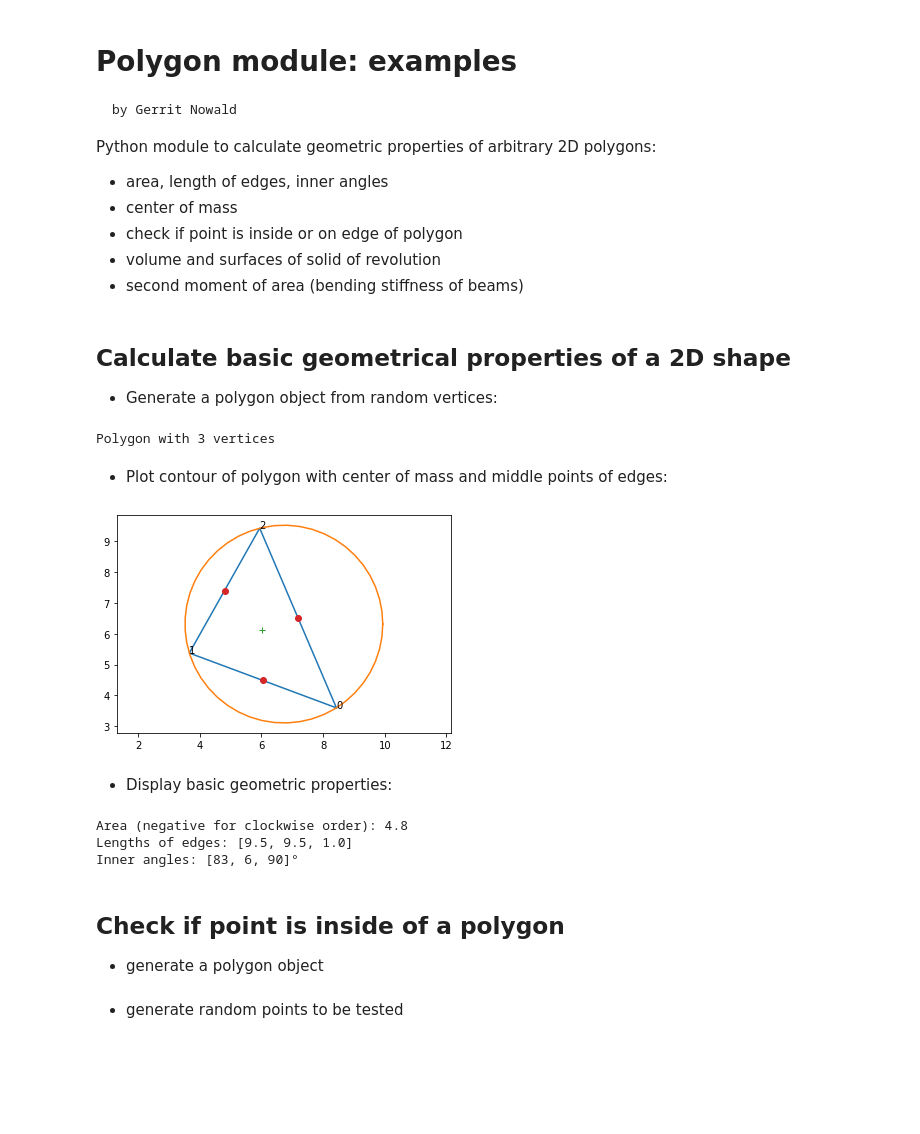
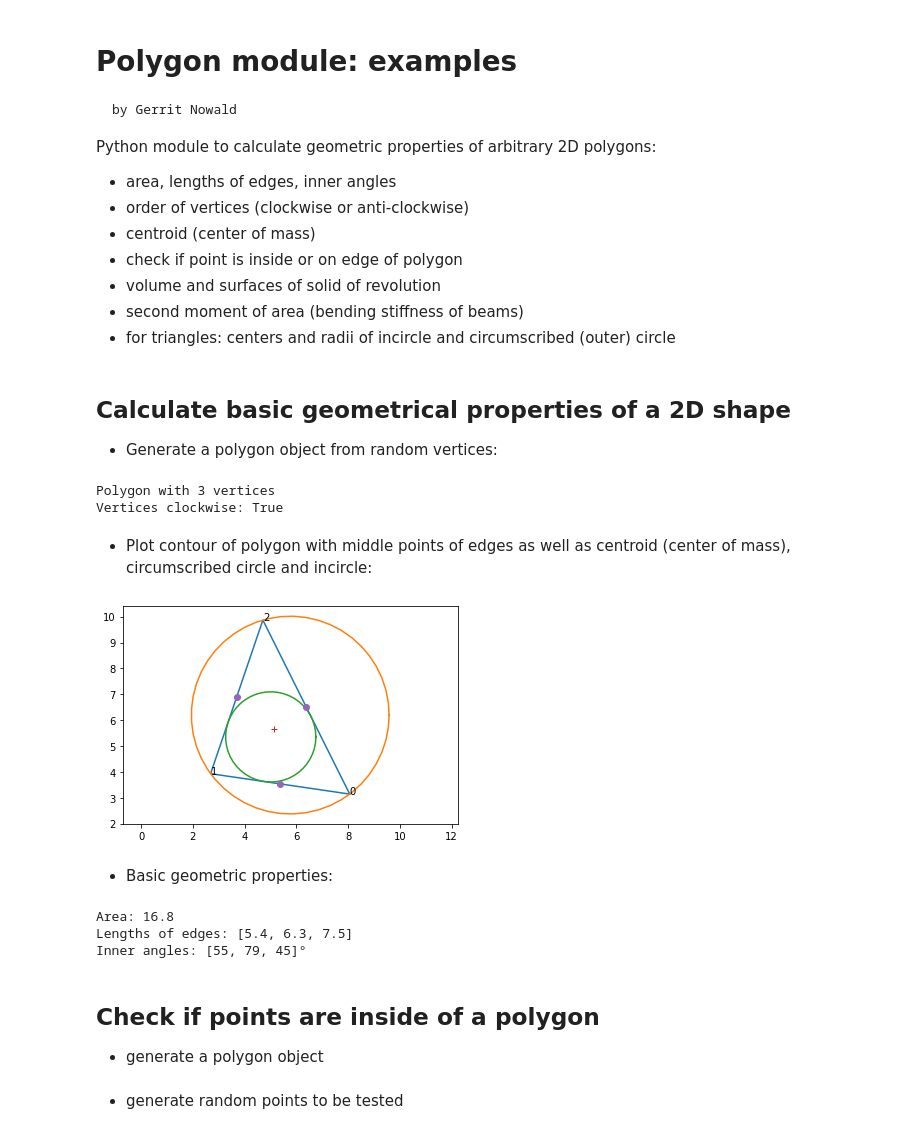
Before and after one commit to gerritnowald/polygon, a Jupyter notebook: examples.ipynb, the cells around one changed output. Drawn from its saved outputs; the diff is of its cells as text; code cells hidden in the pictures; blank space fills up the shorter version.

```diff
--- a/examples.ipynb
+++ b/examples.ipynb
@@ -2,11 +2,13 @@
 # Polygon module: examples
     by Gerrit Nowald
 Python module to calculate geometric properties of arbitrary 2D polygons:
-- area, length of edges, inner angles
-- center of mass
+- area, lengths of edges, inner angles
+- order of vertices (clockwise or anti-clockwise)
+- centroid (center of mass)
 - check if point is inside or on edge of polygon
 - volume and surfaces of solid of revolution
 - second moment of area (bending stiffness of beams)
+- for triangles: centers and radii of incircle and circumscribed (outer) circle
 # %%
 import numpy as np
 import matplotlib.pyplot as plt
@@ -20,32 +22,35 @@ Vertices = np.random.rand(3,2)*10
 
 triangle = polygon(Vertices)
 print(triangle)
+print(f'Vertices clockwise: {triangle.IsClockwise}')
 # %% [output]
 Polygon with 3 vertices
+Vertices clockwise: True
 # %% [markdown]
-- Plot contour of polygon with center of mass and middle points of edges:
+- Plot contour of polygon with middle points of edges as well as centroid (center of mass), circumscribed circle and incircle:
 # %%
 plt.figure()
 triangle.plot(numbers=True)
 triangle.plot_CircumscribedCircle()
+triangle.plot_Incircle()
 plt.plot(triangle.CenterMass[0],triangle.CenterMass[1],"+")
 plt.plot(triangle.EdgesMiddle[:,0],triangle.EdgesMiddle[:,1],"o")
 plt.axis('equal')
 plt.show()
 # %% [output]
-[figure, old version]
+[figure, new version]
 # %% [markdown]
-- Display basic geometric properties:
+- Basic geometric properties:
 # %%
-print(f"Area (negative for clockwise order): {np.round(triangle.Area,1)}")
+print(f"Area: {np.round(triangle.Area,1)}")
 print(f"Lengths of edges: {[np.round(Length,1) for Length in triangle.EdgesLength]}")
 print(f"Inner angles: {[int(Angle) for Angle in triangle.Angles]}°")
 # %% [output]
-Area (negative for clockwise order): 4.8
-Lengths of edges: [9.5, 9.5, 1.0]
-Inner angles: [83, 6, 90]°
+Area: 16.8
+Lengths of edges: [5.4, 6.3, 7.5]
+Inner angles: [55, 79, 45]°
 # %% [markdown]
-## Check if point is inside of a polygon
+## Check if points are inside of a polygon
 - generate a polygon object
 # %%
 Vertices = [
```
Also changed, not shown: parts of 2 cells of this notebook, 3 other files.
